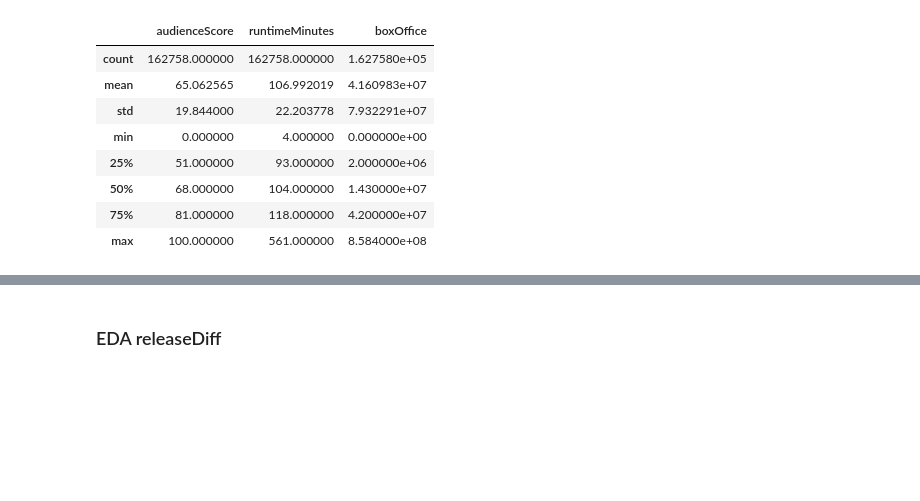
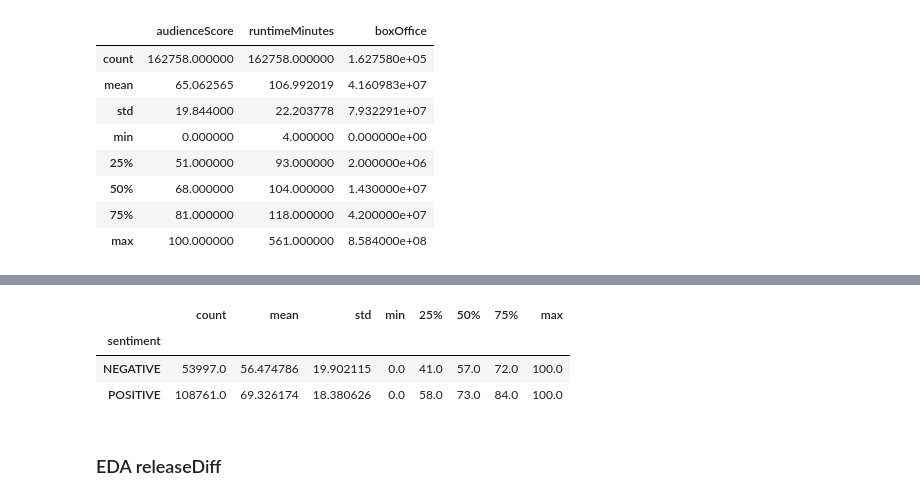
Before and after one commit to ganeshbmc/MLP_project, a Jupyter notebook: 21f1006171-notebook-t22023.ipynb, the cells around one changed output, grey strips where cells are left out. Cells and saved outputs as stored; diff of their text form; code cells hidden in the pictures; blank space fills up the shorter version.

```diff
--- a/21f1006171-notebook-t22023.ipynb
+++ b/21f1006171-notebook-t22023.ipynb
@@ -568,3 +575,10 @@ merged[['audienceScore', 'runtimeMinutes', 'boxOffice']].describe()
+# %%
+merged.groupby('sentiment')['audienceScore'].describe()
+# %% [output]
+|  | count | mean | std | min | 25% | 50% | 75% | max |
+| sentiment |  |  |  |  |  |  |  |  |
+| NEGATIVE | 53997.0 | 56.474786 | 19.902115 | 0.0 | 41.0 | 57.0 | 72.0 | 100.0 |
+| POSITIVE | 108761.0 | 69.326174 | 18.380626 | 0.0 | 58.0 | 73.0 | 84.0 | 100.0 |
 # %% [markdown]
 ### EDA releaseDiff
 # %%
```
Also changed, not shown: parts of 5 cells of this notebook.
